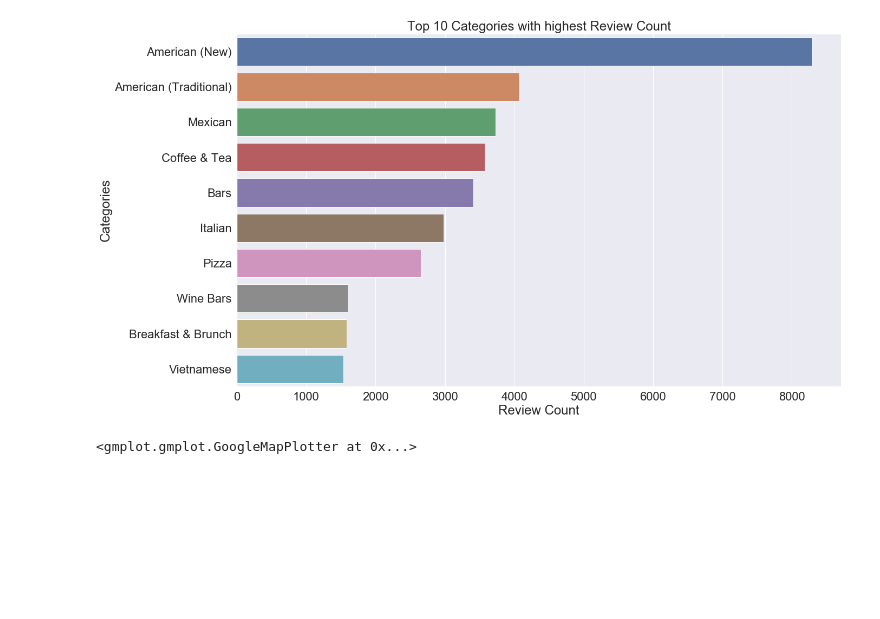
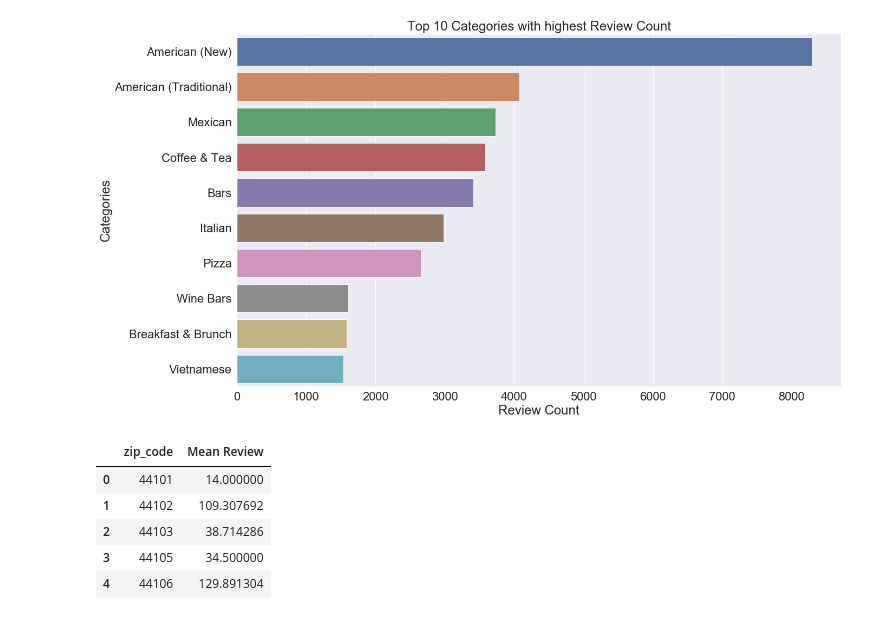
Before and after one commit to fnusandhiya/YELP, a Jupyter notebook: my_file.ipynb, the cells around one changed output. Drawn from its saved outputs; the diff is of its cells as text; code cells hidden in the pictures; blank space fills up the shorter version.

```diff
--- a/my_file.ipynb
+++ b/my_file.ipynb
@@ -194,11 +196,18 @@ f.set_ylabel('Categories')
 f.set_xlabel('Review Count');
 # %% [output]
 [figure]
-# %%
-gmap = gmplot.GoogleMapPlotter(41.4, -81.7, 13)
-#gmap = gmplot.GoogleMapPlotter.from_geocode("Cleveland")
-gmap.scatter(yelp['latitude'], yelp['longitude'], '#3B0B39', size=40, marker=False)
-gmap.draw("my_map.html")
-gmap
-# %% [output]
-<gmplot.gmplot.GoogleMapPlotter at 0x...>
+# %%
+group_df = yelp[["zip_code", "review_count"]]
+group_df = group_df.groupby(by="zip_code", as_index=False).mean()
+mean_review = group_df['review_count']
+zip_code = group_df['zip_code']
+group_summary = pd.DataFrame ({"zip_code":zip_code, "Mean Review": mean_review})
+group_summary['zip_code']=group_summary['zip_code'].apply(int)
+group_summary.head()
+# %% [output]
+|  | zip_code | Mean Review |
+| 0 | 44101 | 14.000000 |
+| 1 | 44102 | 109.307692 |
+| 2 | 44103 | 38.714286 |
+| 3 | 44105 | 34.500000 |
+| 4 | 44106 | 129.891304 |
```
Also changed, not shown: parts of 11 cells of this notebook, 4 other files.
